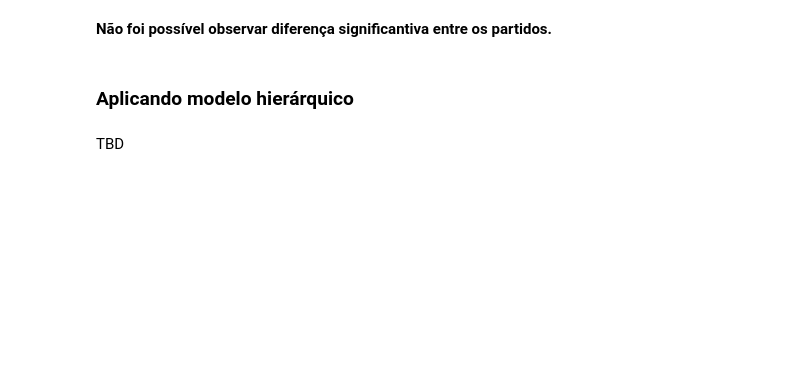
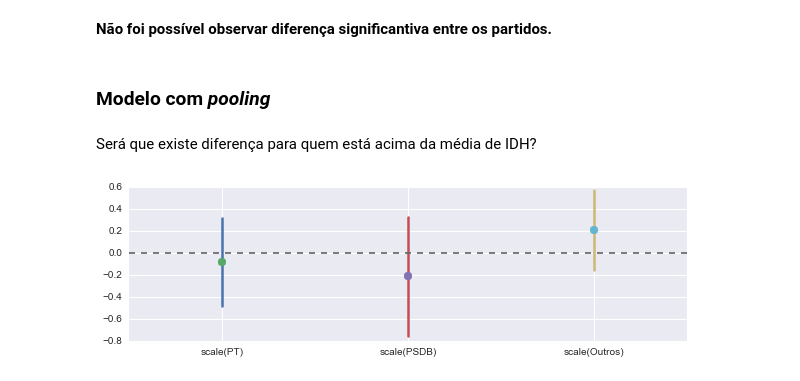
Before and after one commit to xboard/xboard.github.io, a Jupyter notebook: ipynb/IDH.ipynb, the cells around one changed output. Saved outputs shown, nothing was run; the diff lists cells and outputs as text; code cells hidden in the pictures; blank space fills up the shorter version.

Commit message:
IDH - pooling model

```diff
--- a/ipynb/IDH.ipynb
+++ b/ipynb/IDH.ipynb
@@ -265,6 +262,10 @@ OLS Regression Results
 # %% [markdown]
 **Não foi possível observar diferença significantiva entre os partidos.**
-# %% [markdown]
-### Aplicando modelo hierárquico
-# %% [markdown]
-TBD
+# %% [markdown]
+### Modelo com *pooling*
+# %% [markdown]
+Será que existe diferença para quem está acima da média de IDH?
+# %%
+sns.coefplot("scale(Ratio) ~ scale(PT) + scale(PSDB) + scale(Outros)", df[df.idh_level_2000==0], palette="Set1");
+# %% [output]
+[figure, added]
```
Also changed, not shown: parts of 16 cells of this notebook.
